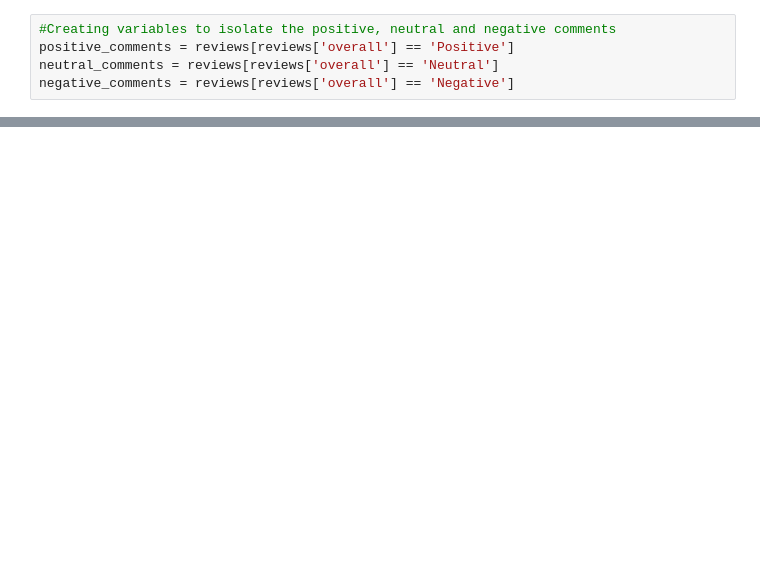
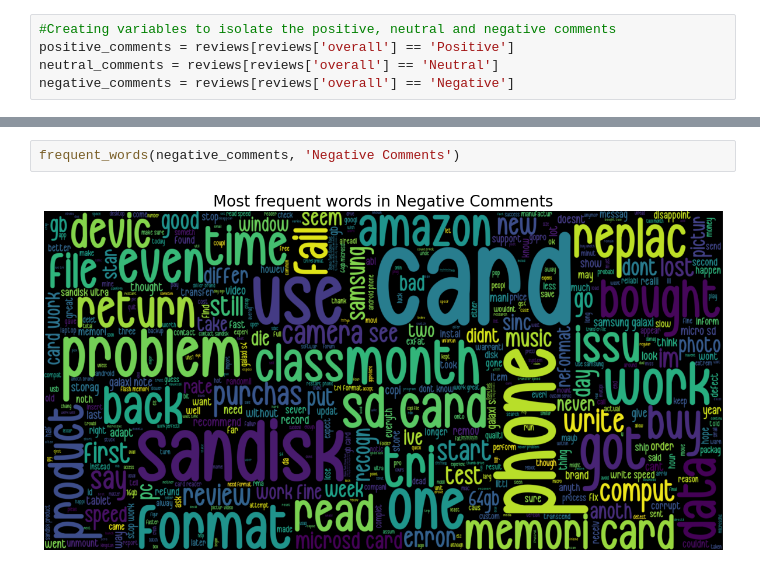
Before and after one commit to AutomationKay/Data-Science-, a Jupyter notebook: Amazon Review Sentiment Analysis/notebooks/Reviews.ipynb, the cells around one changed output, grey strips where cells are left out. Saved outputs shown, nothing was run; the diff lists cells and outputs as text; blank space fills up the shorter version.

```diff
--- a/Amazon Review Sentiment Analysis/notebooks/Reviews.ipynb
+++ b/Amazon Review Sentiment Analysis/notebooks/Reviews.ipynb
@@ -238 +238,5 @@ ValueError: Only supported for TrueType fonts
+# %%
+frequent_words(negative_comments, 'Negative Comments')
+# %% [output]
+[figure, added]
 # %%
```
Also changed, not shown: parts of 40 cells of this notebook.
